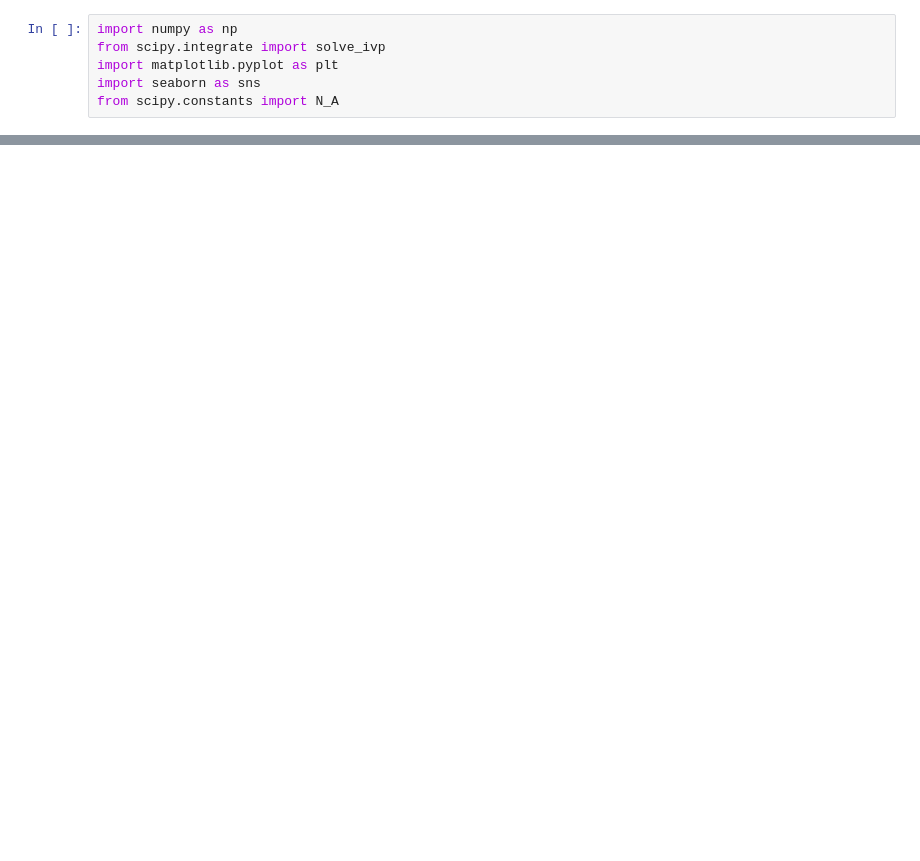
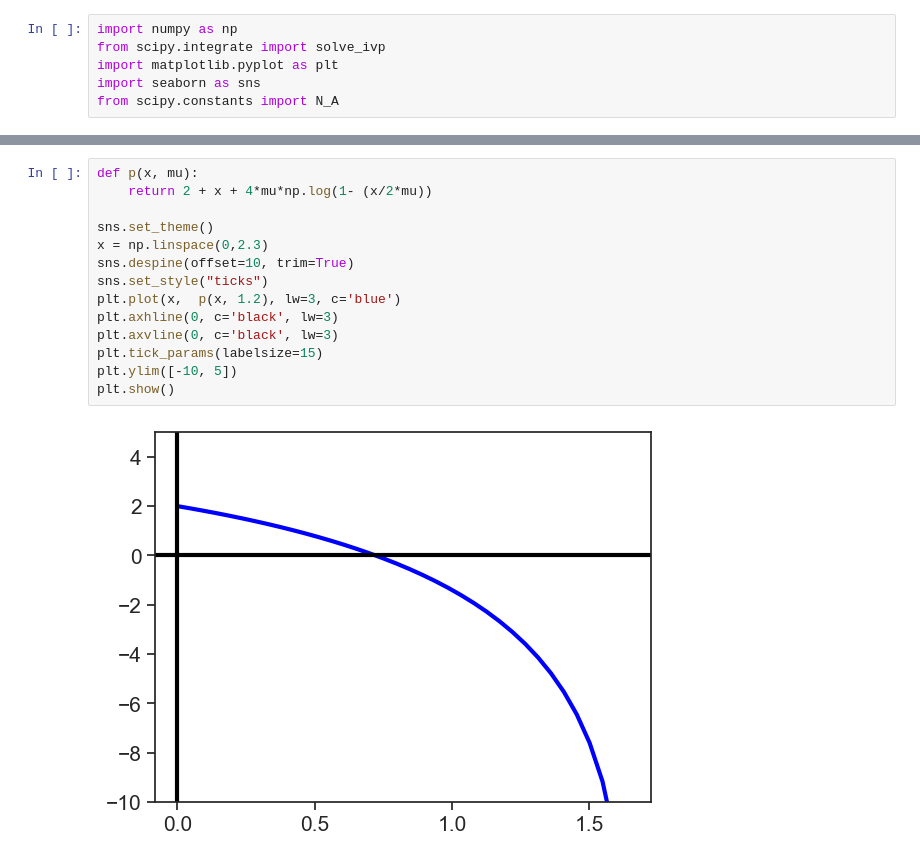
Before and after one commit to lukedtc/ADCC-Project, a Jupyter notebook: Corrected_model/asymptotics_check.ipynb, the cells around one changed output, grey strips where cells are left out. Saved outputs shown, nothing was run; the diff lists cells and outputs as text; blank space fills up the shorter version.

```diff
--- a/Corrected_model/asymptotics_check.ipynb
+++ b/Corrected_model/asymptotics_check.ipynb
@@ -50,0 +77,16 @@ plt.show()
+# %%
+def p(x, mu):
+    return 2 + x + 4*mu*np.log(1- (x/2*mu))
+
+sns.set_theme()
+x = np.linspace(0,2.3)
+sns.despine(offset=10, trim=True)
+sns.set_style("ticks")
+plt.plot(x,  p(x, 1.2), lw=3, c='blue')
+plt.axhline(0, c='black', lw=3)
+plt.axvline(0, c='black', lw=3)
+plt.tick_params(labelsize=15)
+plt.ylim([-10, 5])
+plt.show()
+# %% [output]
+[figure, added]
```
Also changed, not shown: parts of 4 cells of this notebook, 14 other files.
